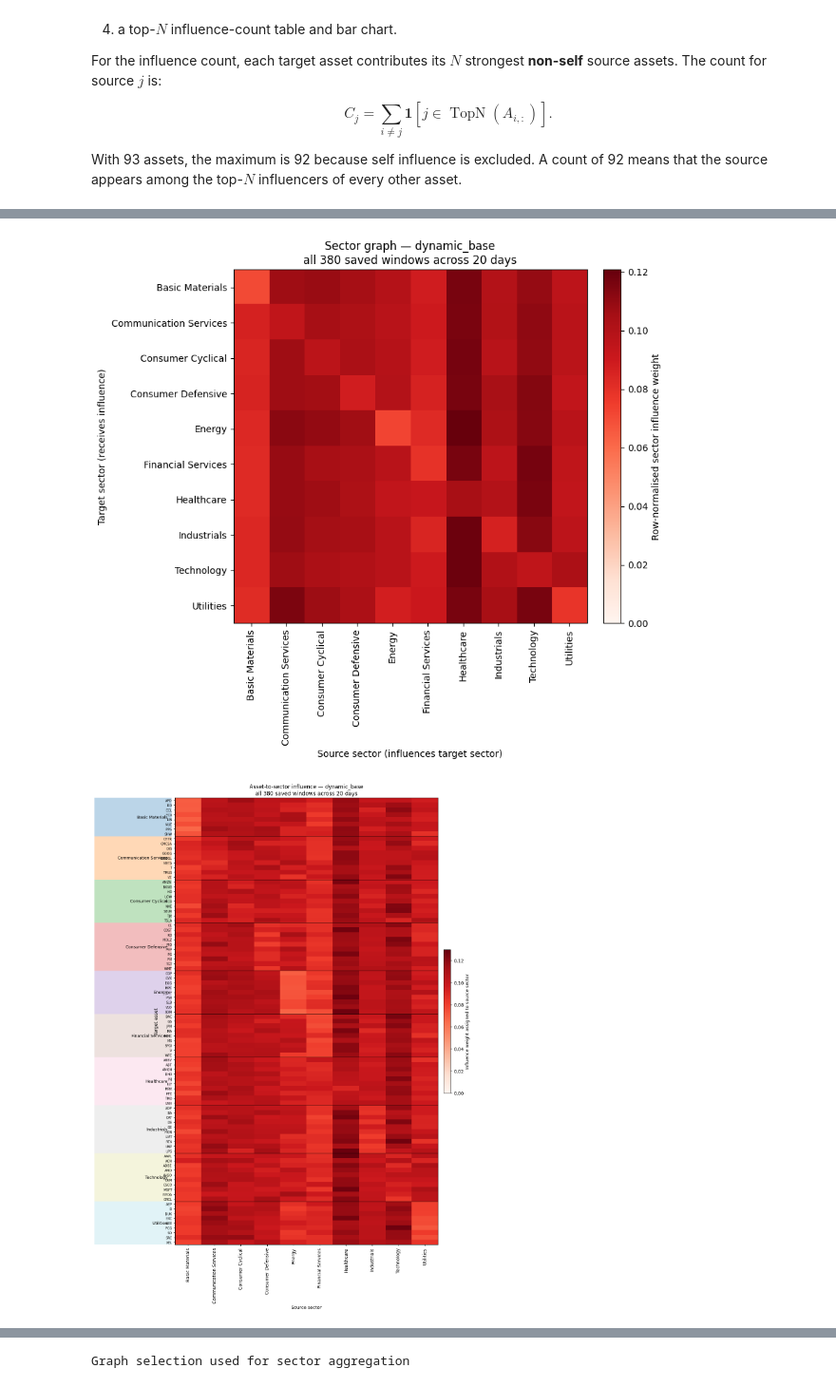
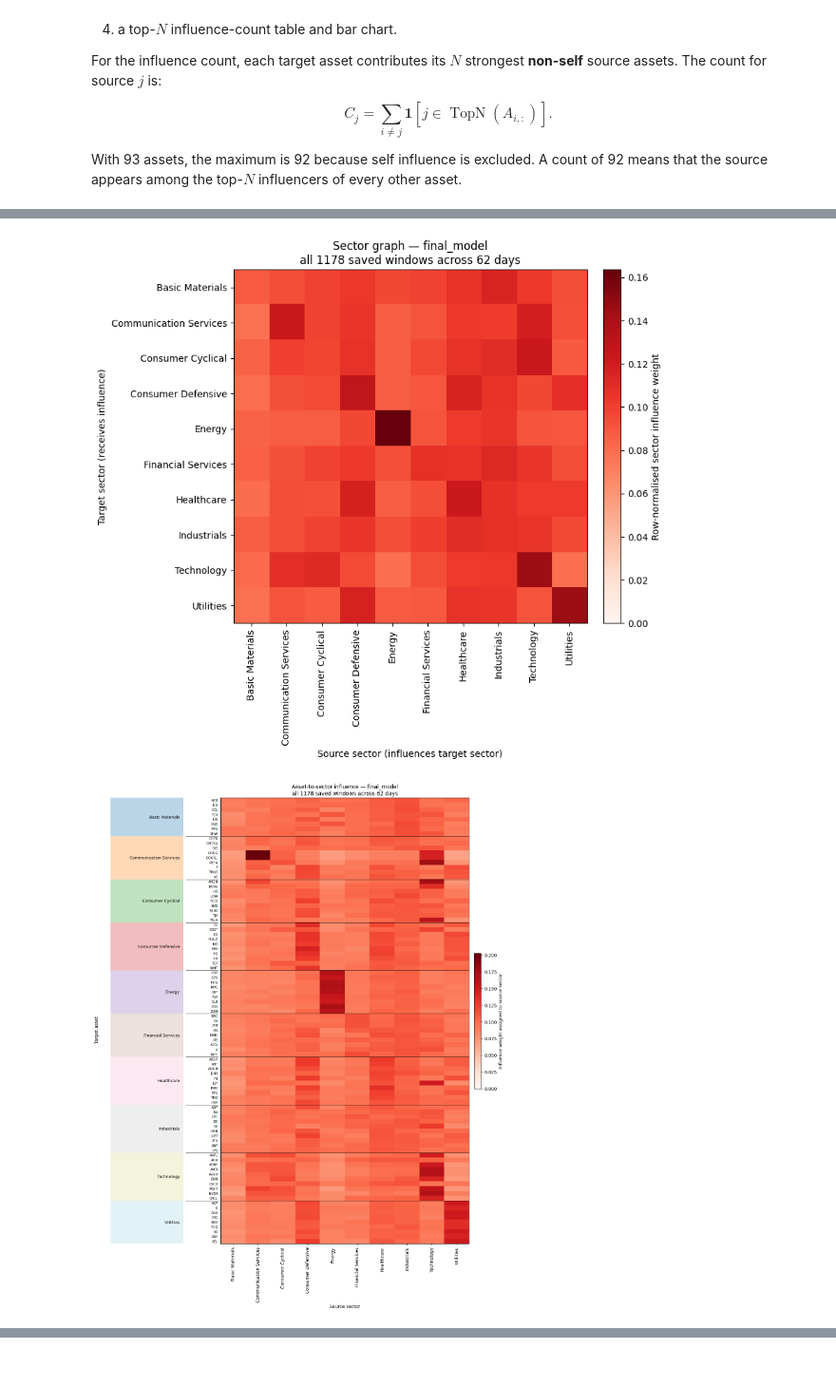
Before and after one commit to VishR-94/dynamic_graphs_thesis, a Jupyter notebook: notebooks/graph_hub.ipynb, the cells around one changed output, grey strips where cells are left out. Shown at 95% size. Drawn from its saved outputs; the diff is of its cells as text; code cells hidden in the pictures.

```diff
--- a/notebooks/graph_hub.ipynb
+++ b/notebooks/graph_hub.ipynb
@@ -566,50 +565,28 @@ Both graphs use the same exact/averaged/random date and window selection as the
 # %%
 # Inputs:
 # - model/split/policy/day/window/component/layer/head: same graph selectors as above.
 # - company_profiles_path=None: auto-detect dissertation/company_profiles.csv
 #   on Mac or Colab; pass an explicit path to override.
 sector_report = dge.analyse_sector_graph(
-    "dynamic_base",
-    split="val",
+    "final_model",
+    split="test",
     policy=None,
     day=None,
     window=None,
     component="selected",
     layer=-1,
     head="mean",
     company_profiles_path=None,
     random_seed=42
 )
 
 plt.show()
 
-sector_counts = (
-    sector_report.asset_sector_mapping
-    .groupby("Sector", as_index=False)
-    .agg(Assets=("Ticker", "count"))
-)
-display(sector_counts)
-display(
-    dge.style_numeric_table(
-        dge.make_selected_graph_summary(sector_report.graph),
-        caption="Graph selection used for sector aggregation",
-        precision=5,
-    )
-)
-display(
-    dge.style_numeric_table(
-        sector_report.sector_adjacency,
-        caption="Row-normalised sector-to-sector graph",
-        precision=5,
-    )
-)
-display(
-    dge.style_numeric_table(
-        sector_report.asset_sector_adjacency,
-        caption="Asset-to-source-sector graph",
-        precision=5,
-    )
-)
+sector_counts = (sector_report.asset_sector_mapping.groupby("Sector", as_index=False).agg(Assets=("Ticker", "count")))
+#display(sector_counts)
+#display(dge.style_numeric_table(dge.make_selected_graph_summary(sector_report.graph),caption="Graph selection used for sector aggregation",precision=5,))
+#display(dge.style_numeric_table(sector_report.sector_adjacency,caption="Row-normalised sector-to-sector graph",precision=5,))
+#display(dge.style_numeric_table(sector_report.asset_sector_adjacency,caption="Asset-to-source-sector graph",precision=5,))
 # %% [output]
-[figure, old version]
+[figure, new version]
-[figure, old version]
+[figure, new version]
@@ -627 +592,0 @@ display(
-Graph selection used for sector aggregation
```
Also changed, not shown: parts of 26 cells of this notebook, 5 other files.
